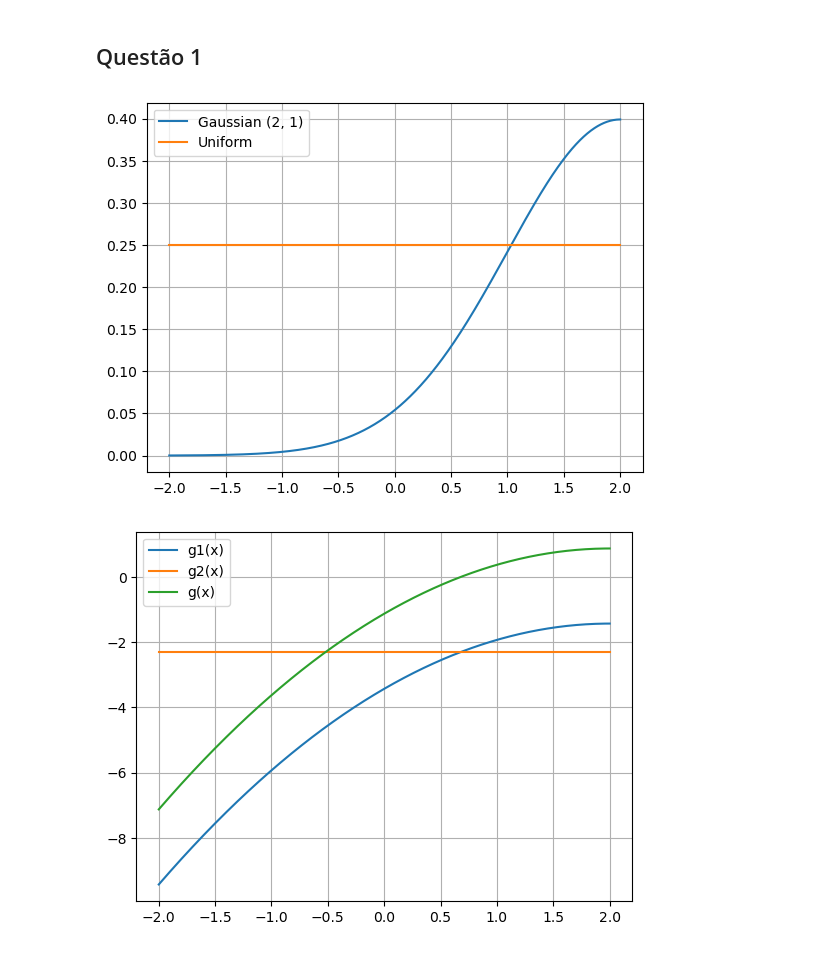
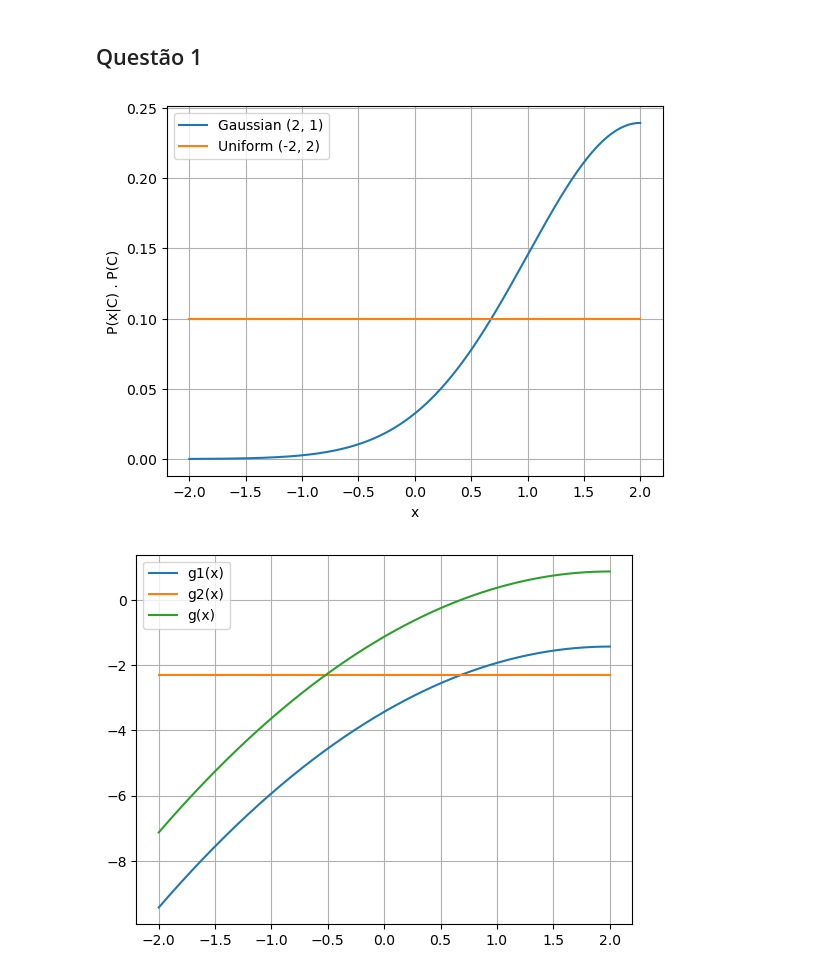
Before and after one commit to HenriqueTogo/machine-learning, a Jupyter notebook: Lista02/lista_02_231111280.ipynb, the cells around one changed output. Drawn from its saved outputs; the diff is of its cells as text; code cells hidden in the pictures.

```diff
--- a/Lista02/lista_02_231111280.ipynb
+++ b/Lista02/lista_02_231111280.ipynb
@@ -20,16 +20,18 @@ def uniform(x):
 x = np.linspace(-2, 2, 1000)
 mean = 2
 variance = 1
-gauss_x = gauss(mean, variance, x)
+gauss_x = np.array(gauss(mean, variance, x))
 uniform_x = uniform(x)
 # %%
-plt.plot(x, gauss_x)
-plt.plot(x, uniform_x)
+plt.plot(x, gauss_x * 0.6)
+plt.plot(x, uniform_x * 0.4)
 plt.grid('on')
-plt.legend(['Gaussian (2, 1)', 'Uniform'])
+plt.xlabel('x')
+plt.ylabel('P(x|C) . P(C)')
+plt.legend(['Gaussian (2, 1)', 'Uniform (-2, 2)'])
 plt.show()
 # %% [output]
-[figure, old version]
+[figure, new version]
 # %%
 prior_c1 = 0.6
 prior_c2 = 0.4
```
